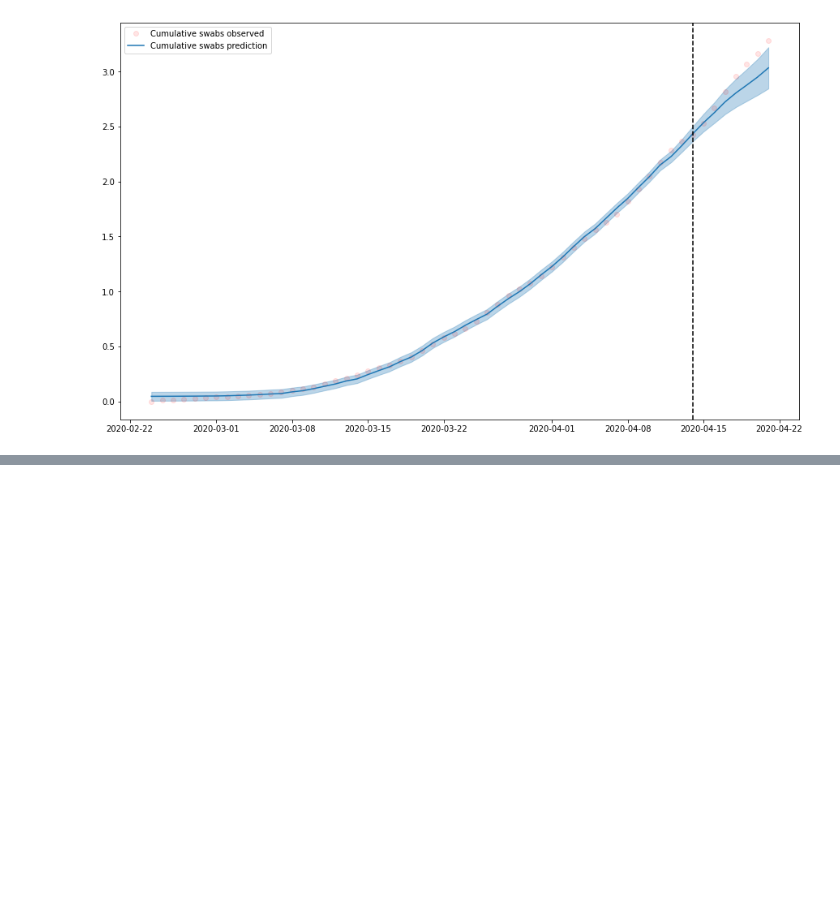
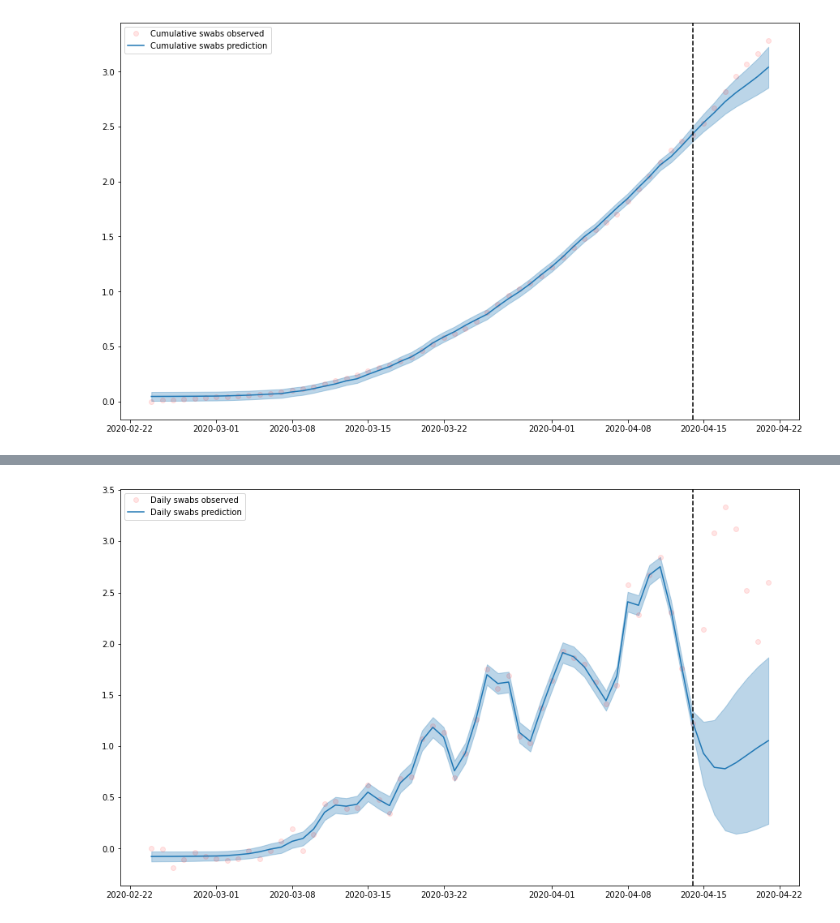
Before and after one commit to eferos93/statistical-machine-learning, a Jupyter notebook: homeworks/homework_05_gaussian_processes/homework05_Fabrici.ipynb, the cells around one changed output, grey strips where cells are left out. Cells and saved outputs as stored; diff of their text form; code cells hidden in the pictures; blank space fills up the shorter version.

```diff
--- a/homeworks/homework_05_gaussian_processes/homework05_Fabrici.ipynb
+++ b/homeworks/homework_05_gaussian_processes/homework05_Fabrici.ipynb
@@ -161,0 +204,17 @@ plot_predictions(gp_full, 'Cumulative swabs', y, X)
+# %%
+k1 = 50.0**2 * RBF(length_scale=50.0)  # long term smooth rising trend
+# medium term irregularities
+k3 = 50**2 * RationalQuadratic(length_scale=10.0, alpha=10.0)
+k4 = 0.1**2 * RBF(length_scale=0.1) \
+    + WhiteKernel(noise_level=0.1**2,
+                  noise_level_bounds=(1e-3, 1e9))  # noise terms
+kernel = k1 + k3 + k4
+
+gp_full = GaussianProcessRegressor(kernel=kernel, alpha=0.01,
+                                   normalize_y=False,
+                                   n_restarts_optimizer=3)
+
+gp_full.fit(X_train, y_train)
+plot_predictions(gp_full, 'Daily swabs', y, X)
+# %% [output]
+[figure, added]
```
Also changed, not shown: parts of 11 cells of this notebook, 3 other files.
